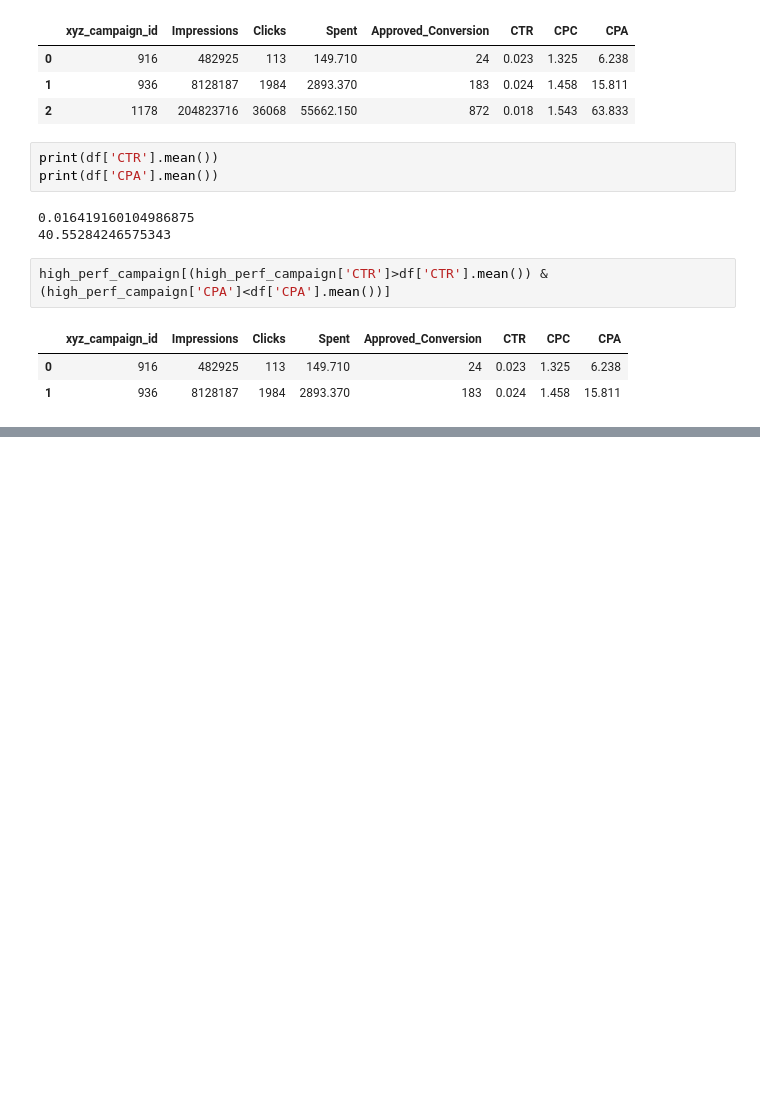
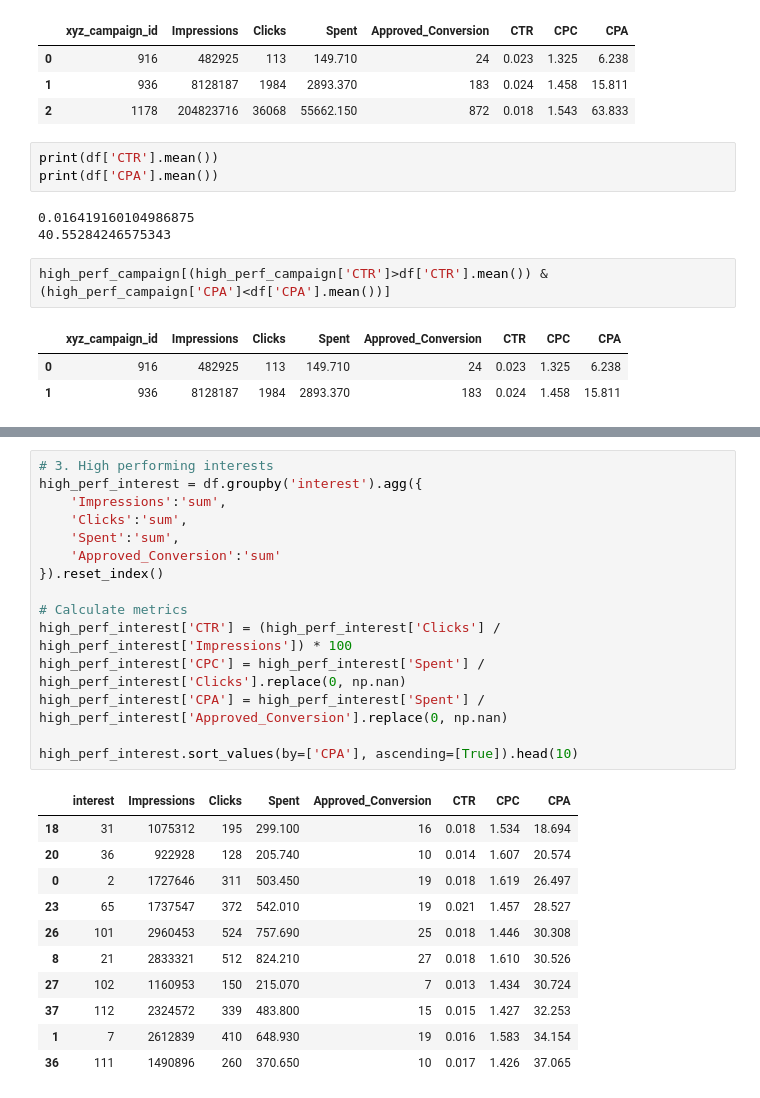
Before and after one commit to belhaddadmohamed/Kaggle-Competitions-Data-Analytics, a Jupyter notebook: Data analysis - Analyse a Facebook Campaign/conversion_study.ipynb, the cells around one changed output, grey strips where cells are left out. Cells and saved outputs as stored; diff of their text form; blank space fills up the shorter version.

```diff
--- a/Data analysis - Analyse a Facebook Campaign/conversion_study.ipynb
+++ b/Data analysis - Analyse a Facebook Campaign/conversion_study.ipynb
@@ -434,0 +460,27 @@ high_perf_campaign[(high_perf_campaign['CTR']>df['CTR'].mean()) & (high_perf_cam
+# %%
+# 3. High performing interests
+high_perf_interest = df.groupby('interest').agg({
+    'Impressions':'sum',
+    'Clicks':'sum',
+    'Spent':'sum',
+    'Approved_Conversion':'sum'
+}).reset_index()
+
+# Calculate metrics
+high_perf_interest['CTR'] = (high_perf_interest['Clicks'] / high_perf_interest['Impressions']) * 100
+high_perf_interest['CPC'] = high_perf_interest['Spent'] / high_perf_interest['Clicks'].replace(0, np.nan)
+high_perf_interest['CPA'] = high_perf_interest['Spent'] / high_perf_interest['Approved_Conversion'].replace(0, np.nan)
+
+high_perf_interest.sort_values(by=['CPA'], ascending=[True]).head(10)
+# %% [output]
+|  | interest | Impressions | Clicks | Spent | Approved_Conversion | CTR | CPC | CPA |
+| 18 | 31 | 1075312 | 195 | 299.100 | 16 | 0.018 | 1.534 | 18.694 |
+| 20 | 36 | 922928 | 128 | 205.740 | 10 | 0.014 | 1.607 | 20.574 |
+| 0 | 2 | 1727646 | 311 | 503.450 | 19 | 0.018 | 1.619 | 26.497 |
+| 23 | 65 | 1737547 | 372 | 542.010 | 19 | 0.021 | 1.457 | 28.527 |
+| 26 | 101 | 2960453 | 524 | 757.690 | 25 | 0.018 | 1.446 | 30.308 |
+| 8 | 21 | 2833321 | 512 | 824.210 | 27 | 0.018 | 1.610 | 30.526 |
+| 27 | 102 | 1160953 | 150 | 215.070 | 7 | 0.013 | 1.434 | 30.724 |
+| 37 | 112 | 2324572 | 339 | 483.800 | 15 | 0.015 | 1.427 | 32.253 |
+| 1 | 7 | 2612839 | 410 | 648.930 | 19 | 0.016 | 1.583 | 34.154 |
+| 36 | 111 | 1490896 | 260 | 370.650 | 10 | 0.017 | 1.426 | 37.065 |
```
Also changed, not shown: parts of 10 cells of this notebook.
